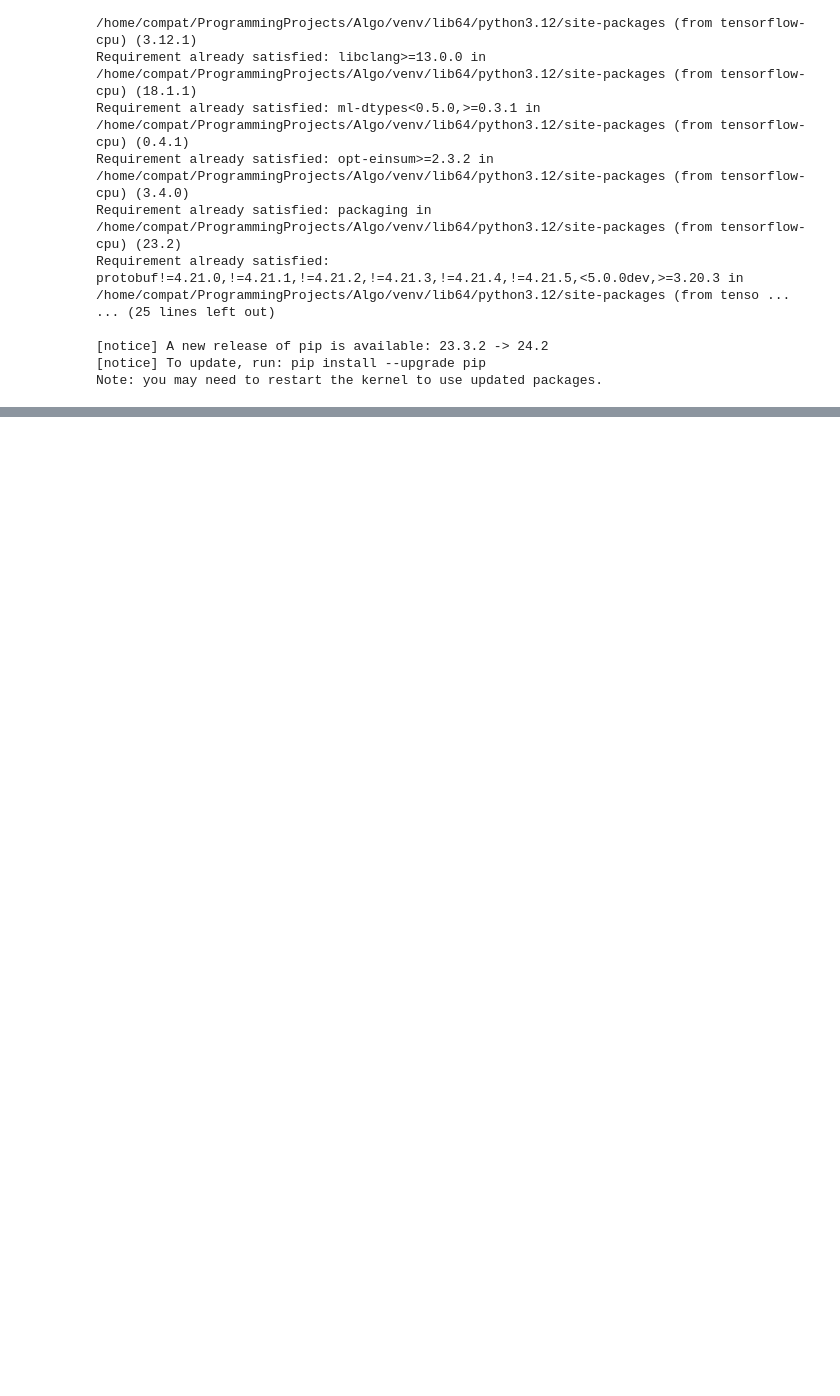
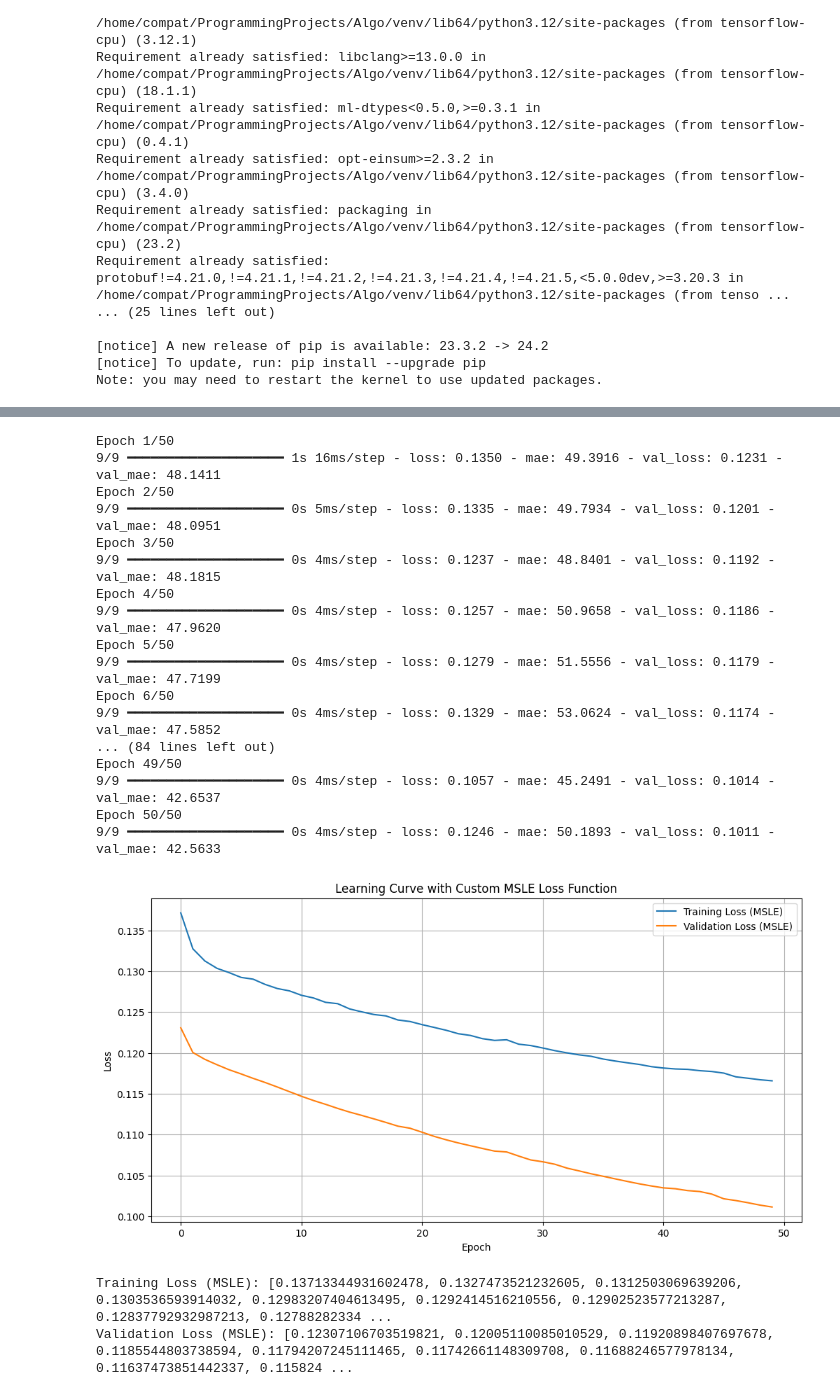
Before and after one commit to wasiful/py-libs-workshops, a Jupyter notebook: Deep_learning/project1.ipynb, the cells around one changed output, grey strips where cells are left out. Saved outputs shown, nothing was run; the diff lists cells and outputs as text; code cells hidden in the pictures; blank space fills up the shorter version.

```diff
--- a/Deep_learning/project1.ipynb
+++ b/Deep_learning/project1.ipynb
@@ -260,7 +281,0 @@ Epoch 50/50
-# %%
-def msle_loss(y_true, y_pred):
-    return tf.reduce_mean(tf.square(tf.math.log1p(y_true) - tf.math.log1p(y_pred)))
-
-
-model_bn.compile(optimizer='adam', loss=msle_loss, metrics=['mae'])
-history_bn_custom = model_bn.fit(X_train, y_train, epochs=50, validation_split=0.2)
@@ -304,0 +347,54 @@ dict_keys(['loss', 'mae', 'val_loss', 'val_mae'])
+# %%
+# Custom MSLE loss function with debugging
+def msle_loss(y_true, y_pred):
+    epsilon = 1e-6  # Small constant to avoid log(0)
+    y_true = tf.convert_to_tensor(y_true)
+    y_pred = tf.convert_to_tensor(y_pred)
+
+    # # Debugging: print the true and predicted values
+    # print("y_true:", y_true.np())
+    # print("y_pred:", y_pred.np())
+
+    return tf.reduce_mean(tf.square(tf.math.log1p(y_true + epsilon) - tf.math.log1p(y_pred + epsilon)))
+
+# Compile the model with the custom MSLE loss function
+model.compile(optimizer='adam', loss=msle_loss, metrics=['mae'])
+
+# Train the model using the shifted target values
+history_custom = model.fit(X_train, y_train_shifted, validation_data=(X_val, y_val_shifted), epochs=50)
+
+# Plot the learning curve for training and validation loss (MSLE)
+plt.figure(figsize=(12, 6))
+plt.plot(history_custom.history['loss'], label='Training Loss (MSLE)')
+plt.plot(history_custom.history['val_loss'], label='Validation Loss (MSLE)')
+plt.xlabel('Epoch')
+plt.ylabel('Loss')
+plt.title('Learning Curve with Custom MSLE Loss Function')
+plt.legend()
+plt.grid(True)
+plt.show()
+
+# Print the training and validation loss history
+print("Training Loss (MSLE):", history_custom.history['loss'])
+print("Validation Loss (MSLE):",history_custom.history['val_loss'])
+# %% [output]
+Epoch 1/50
+9/9 ━━━━━━━━━━━━━━━━━━━━ 1s 16ms/step - loss: 0.1350 - mae: 49.3916 - val_loss: 0.1231 - val_mae: 48.1411
+Epoch 2/50
+9/9 ━━━━━━━━━━━━━━━━━━━━ 0s 5ms/step - loss: 0.1335 - mae: 49.7934 - val_loss: 0.1201 - val_mae: 48.0951
+Epoch 3/50
+9/9 ━━━━━━━━━━━━━━━━━━━━ 0s 4ms/step - loss: 0.1237 - mae: 48.8401 - val_loss: 0.1192 - val_mae: 48.1815
+Epoch 4/50
+9/9 ━━━━━━━━━━━━━━━━━━━━ 0s 4ms/step - loss: 0.1257 - mae: 50.9658 - val_loss: 0.1186 - val_mae: 47.9620
+Epoch 5/50
+9/9 ━━━━━━━━━━━━━━━━━━━━ 0s 4ms/step - loss: 0.1279 - mae: 51.5556 - val_loss: 0.1179 - val_mae: 47.7199
+Epoch 6/50
+9/9 ━━━━━━━━━━━━━━━━━━━━ 0s 4ms/step - loss: 0.1329 - mae: 53.0624 - val_loss: 0.1174 - val_mae: 47.5852
+... (84 lines left out)
+Epoch 49/50
+9/9 ━━━━━━━━━━━━━━━━━━━━ 0s 4ms/step - loss: 0.1057 - mae: 45.2491 - val_loss: 0.1014 - val_mae: 42.6537
+Epoch 50/50
+9/9 ━━━━━━━━━━━━━━━━━━━━ 0s 4ms/step - loss: 0.1246 - mae: 50.1893 - val_loss: 0.1011 - val_mae: 42.5633
+[figure, added]
+Training Loss (MSLE): [0.13713344931602478, 0.1327473521232605, 0.1312503069639206, 0.1303536593914032, 0.12983207404613495, 0.1292414516210556, 0.12902523577213287, 0.12837792932987213, 0.12788282334 ...
+Validation Loss (MSLE): [0.12307106703519821, 0.12005110085010529, 0.11920898407697678, 0.1185544803738594, 0.11794207245111465, 0.11742661148309708, 0.11688246577978134, 0.11637473851442337, 0.115824 ...
```
Also changed, not shown: parts of 22 cells of this notebook, 11 other files.
